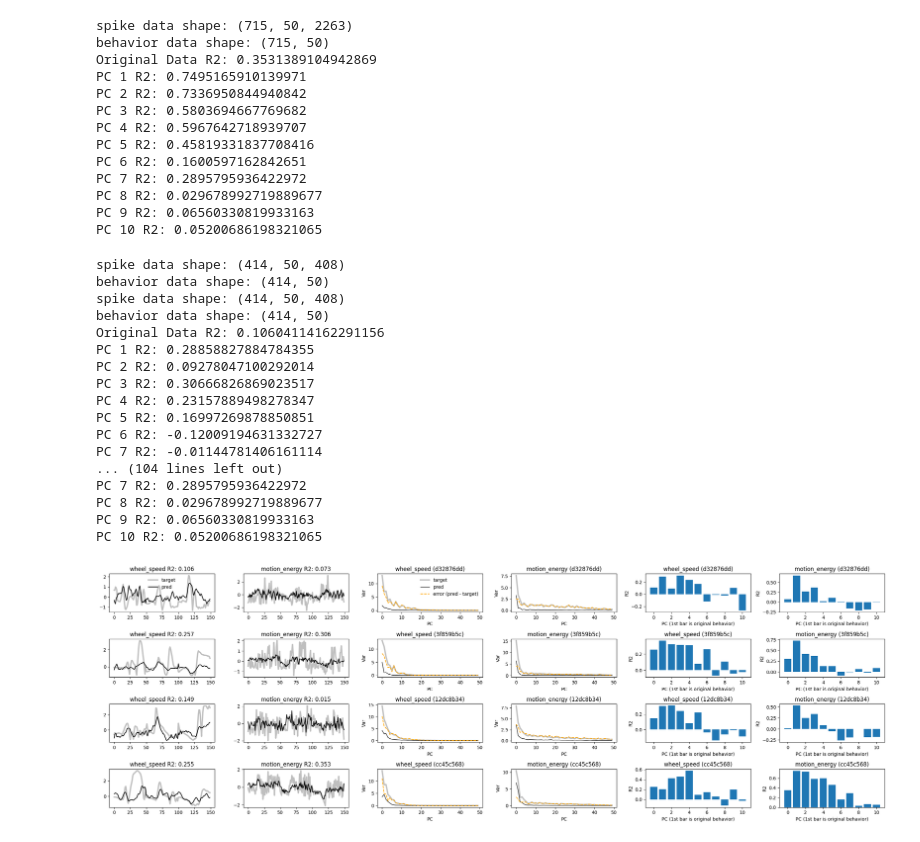
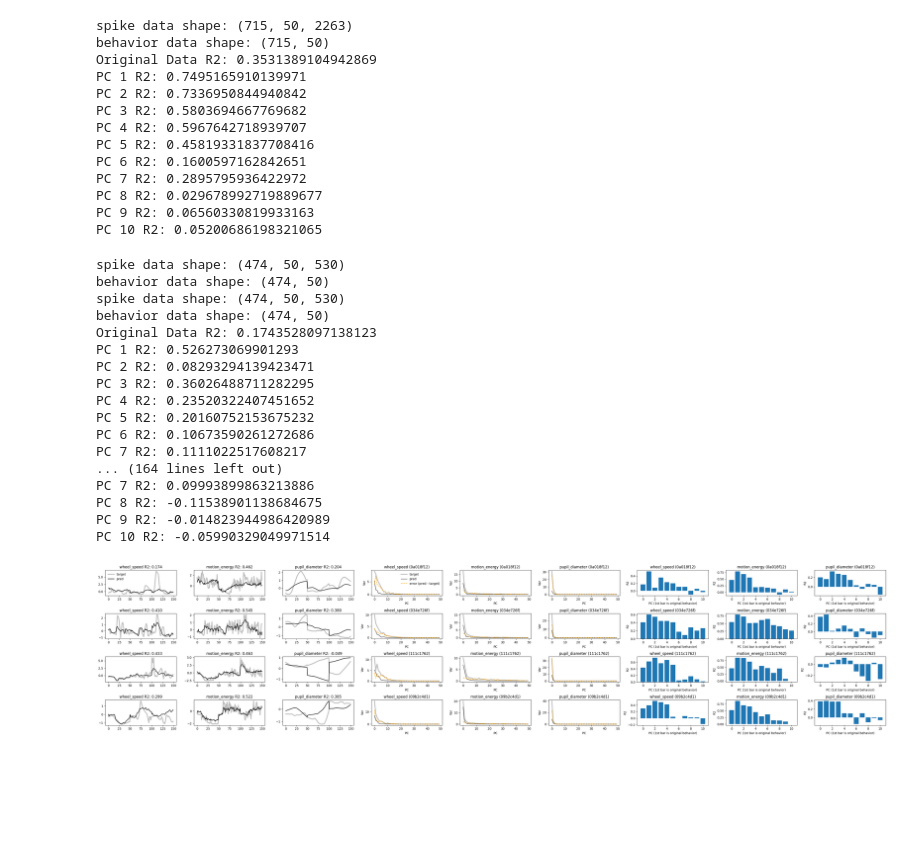
Before and after one commit to yzhang511/neural_decoding, a Jupyter notebook: notebooks/behavior_decomp.ipynb, the cells around one changed output. Cells and saved outputs as stored; diff of their text form; code cells hidden in the pictures; blank space fills up the shorter version.

Commit message:
added LP pupil

```diff
--- a/notebooks/behavior_decomp.ipynb
+++ b/notebooks/behavior_decomp.ipynb
@@ -195,7 +195,7 @@ def r2_decomp(eid, target, model, model_class, data_dir, n_comp=30):
     print(f'Original Data R2: {r2}')
     r2s = [r2]
     for comp_idx in range(n_comp):
-        r2 = decode_per_pc_component(comp_idx)
+        r2 = decode_per_pc_component([comp_idx])
         print(f'PC {comp_idx+1} R2: {r2}')
         r2s.append(r2)
     return r2s
@@ -450,57 +450,57 @@ PC 10 R2: 0.05200686198321065
 # %%
 model_class = 'ridge'
 n_eids = len(eids)
-targets = ['wheel_speed', 'motion_energy']
-fig, axes = plt.subplots(n_eids, len(targets)+4, figsize=(4*len(targets)*3, 2*n_eids))
+targets = ['wheel_speed', 'motion_energy', 'pupil_diameter']
+fig, axes = plt.subplots(n_eids, len(targets)*3, figsize=(4*len(targets)*3, 2*n_eids))
 
 for i, eid in enumerate(eids):
     for j, target in enumerate(targets):
         signal_decomp, recon_decomp, error_decomp, pca_var_explained, r2, test_pred, test_y = behavior_decomp(
             eid, target=target,
             model=model, model_class=model_class, data_dir=data_dir, decomp_type='PCA'
         )
         axes[i,j].plot(test_y[:3].flatten(), c='gray', linewidth=3, alpha=.5, label='target')
         axes[i,j].plot(test_pred[:3].flatten(), c='k', linewidth=1.5, alpha=1., label='pred')
         axes[i,j].set_title(f'{target} R2: {r2:.3f}')
 
-        axes[i,j+2].plot(signal_decomp, c='gray', linewidth=3, alpha=.5, label='target')
-        axes[i,j+2].plot(recon_decomp, c='k', linewidth=1., alpha=1., label='pred')
-        axes[i,j+2].plot(error_decomp, c='orange', linewidth=1.5, alpha=1., linestyle='--', label='error (pred - target)')
-        axes[i,j+2].set_title(f'{target} ({eid[:8]})')
-        axes[i,j+2].set_xlabel('PC')
-        axes[i,j+2].set_ylabel('Var')
+        axes[i,j+len(targets)].plot(signal_decomp, c='gray', linewidth=3, alpha=.5, label='target')
+        axes[i,j+len(targets)].plot(recon_decomp, c='k', linewidth=1., alpha=1., label='pred')
+        axes[i,j+len(targets)].plot(error_decomp, c='orange', linewidth=1.5, alpha=1., linestyle='--', label='error (pred - target)')
+        axes[i,j+len(targets)].set_title(f'{target} ({eid[:8]})')
+        axes[i,j+len(targets)].set_xlabel('PC')
+        axes[i,j+len(targets)].set_ylabel('Var')
         if np.logical_and(i == 0, j == 0):
             axes[i,0].legend(frameon=False)
-            axes[i,2].legend(frameon=False)
+            axes[i,len(targets)].legend(frameon=False)
 
         r2s = r2_decomp(
             eid, target=target,
             model=model, model_class='ridge',
             data_dir=data_dir, n_comp=10
         )
-        axes[i,j+4].bar(np.arange(len(r2s)), r2s)
-        axes[i,j+4].set_title(f'{target} ({eid[:8]})')
-        axes[i,j+4].set_xlabel('PC (1st bar is original behavior)')
-        axes[i,j+4].set_ylabel('R2')
+        axes[i,j+2*len(targets)].bar(np.arange(len(r2s)), r2s)
+        axes[i,j+2*len(targets)].set_title(f'{target} ({eid[:8]})')
+        axes[i,j+2*len(targets)].set_xlabel('PC (1st bar is original behavior)')
+        axes[i,j+2*len(targets)].set_ylabel('R2')
 
 plt.tight_layout()
 plt.savefig('../results/plots/pca_behavior_decomp.png', dpi=200)
 # %% [output]
-spike data shape: (414, 50, 408)
-behavior data shape: (414, 50)
-spike data shape: (414, 50, 408)
-behavior data shape: (414, 50)
-Original Data R2: 0.10604114162291156
-PC 1 R2: 0.28858827884784355
-PC 2 R2: 0.09278047100292014
-PC 3 R2: 0.30666826869023517
-PC 4 R2: 0.23157889498278347
-PC 5 R2: 0.16997269878850851
-PC 6 R2: -0.12009194631332727
-PC 7 R2: -0.01144781406161114
-... (104 lines left out)
-PC 7 R2: 0.2895795936422972
-PC 8 R2: 0.029678992719889677
-PC 9 R2: 0.06560330819933163
-PC 10 R2: 0.05200686198321065
+spike data shape: (474, 50, 530)
+behavior data shape: (474, 50)
+spike data shape: (474, 50, 530)
+behavior data shape: (474, 50)
+Original Data R2: 0.1743528097138123
+PC 1 R2: 0.526273069901293
+PC 2 R2: 0.08293294139423471
+PC 3 R2: 0.36026488711282295
+PC 4 R2: 0.23520322407451652
+PC 5 R2: 0.20160752153675232
+PC 6 R2: 0.10673590261272686
+PC 7 R2: 0.1111022517608217
+... (164 lines left out)
+PC 7 R2: 0.09993899863213886
+PC 8 R2: -0.11538901138684675
+PC 9 R2: -0.014823944986420989
+PC 10 R2: -0.05990329049971514
-[figure, old version]
+[figure, new version]
```
Also changed, not shown: parts of 1 cell of this notebook, 3 other files.
